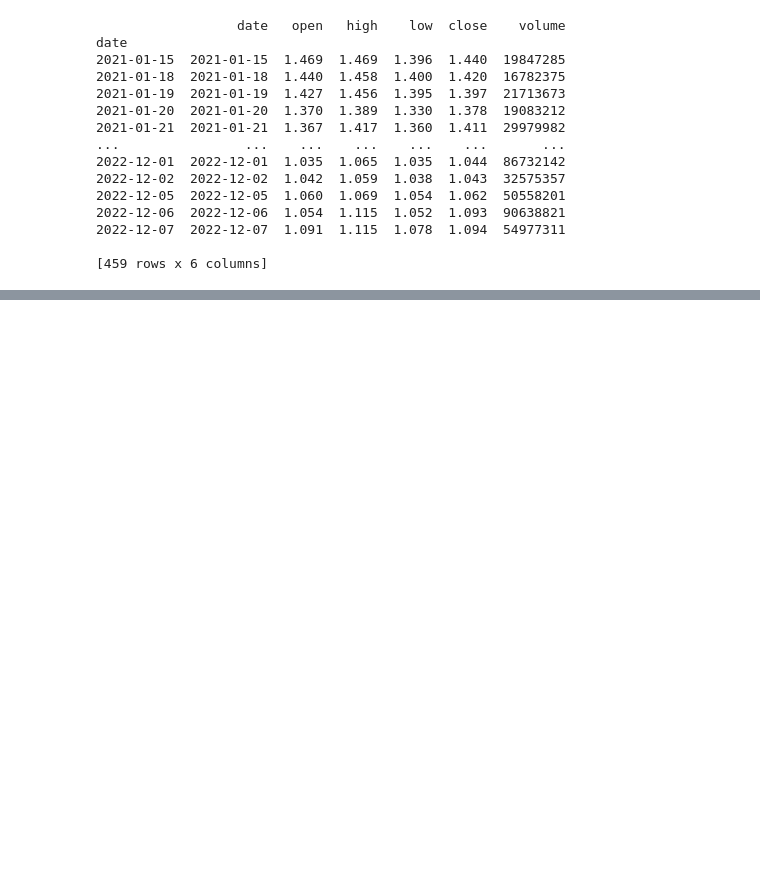
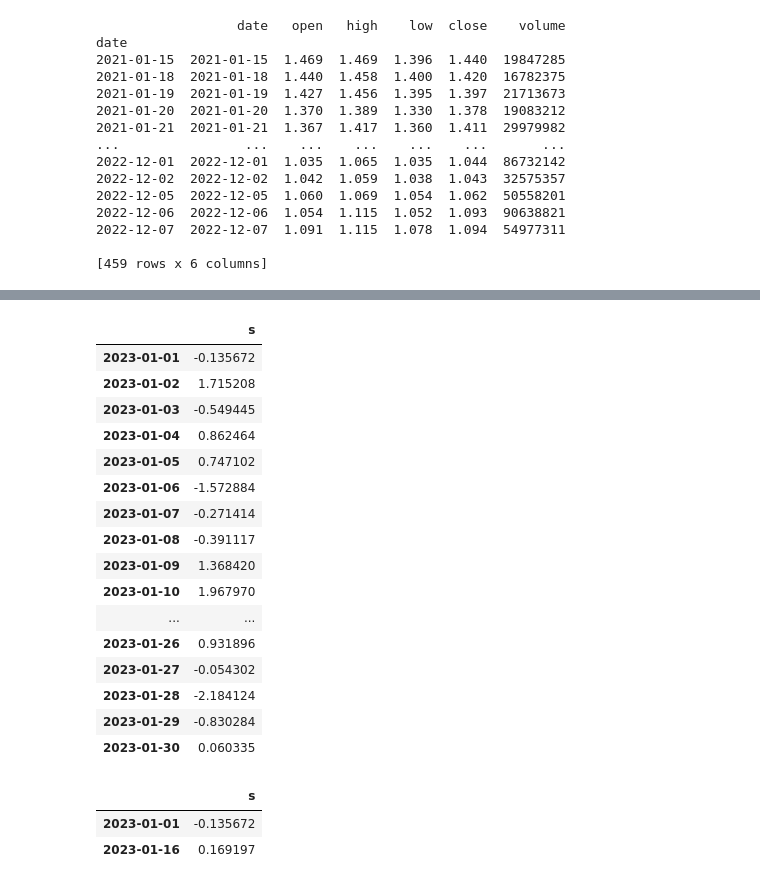
Before and after one commit to steven-xian/example, a Jupyter notebook: learn_python/finance/ak-fund-demo.ipynb, the cells around one changed output, grey strips where cells are left out. Cells and saved outputs as stored; diff of their text form; code cells hidden in the pictures; blank space fills up the shorter version.

```diff
--- a/learn_python/finance/ak-fund-demo.ipynb
+++ b/learn_python/finance/ak-fund-demo.ipynb
@@ -154,0 +241,31 @@ date
+# %%
+import numpy as np
+
+day_index = pd.date_range('2023-01-01', periods=30, freq='D')
+day_s = pd.Series(np.random.randn(30), index=day_index)
+day_df = pd.DataFrame({'s': day_s})
+day_df
+# %% [output]
+|  | s |
+| 2023-01-01 | -0.135672 |
+| 2023-01-02 | 1.715208 |
+| 2023-01-03 | -0.549445 |
+| 2023-01-04 | 0.862464 |
+| 2023-01-05 | 0.747102 |
+| 2023-01-06 | -1.572884 |
+| 2023-01-07 | -0.271414 |
+| 2023-01-08 | -0.391117 |
+| 2023-01-09 | 1.368420 |
+| 2023-01-10 | 1.967970 |
+| ... | ... |
+| 2023-01-26 | 0.931896 |
+| 2023-01-27 | -0.054302 |
+| 2023-01-28 | -2.184124 |
+| 2023-01-29 | -0.830284 |
+| 2023-01-30 | 0.060335 |
+# %%
+day_df.asfreq(freq='15D')
+# %% [output]
+|  | s |
+| 2023-01-01 | -0.135672 |
+| 2023-01-16 | 0.169197 |
```
Also changed, not shown: parts of 10 cells of this notebook, 1 other file.
